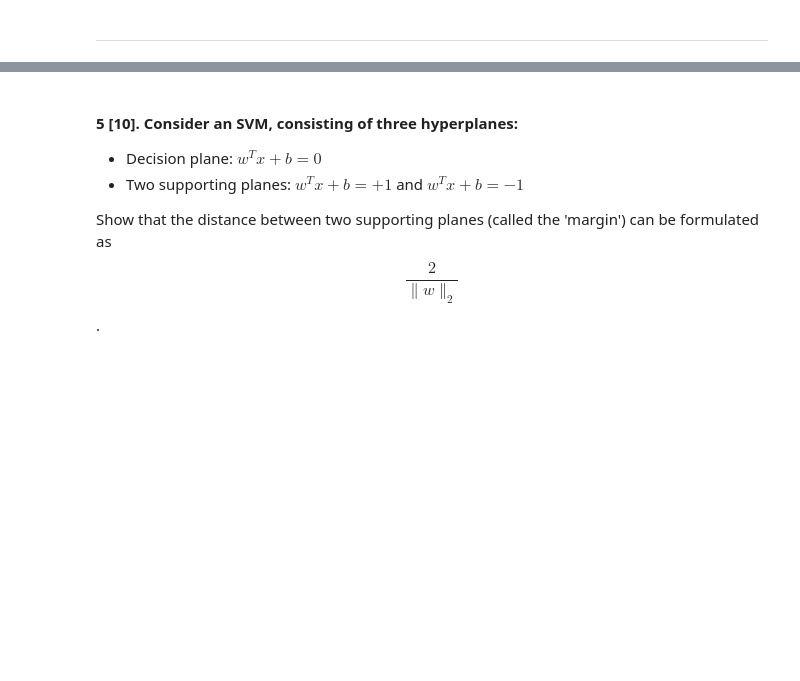
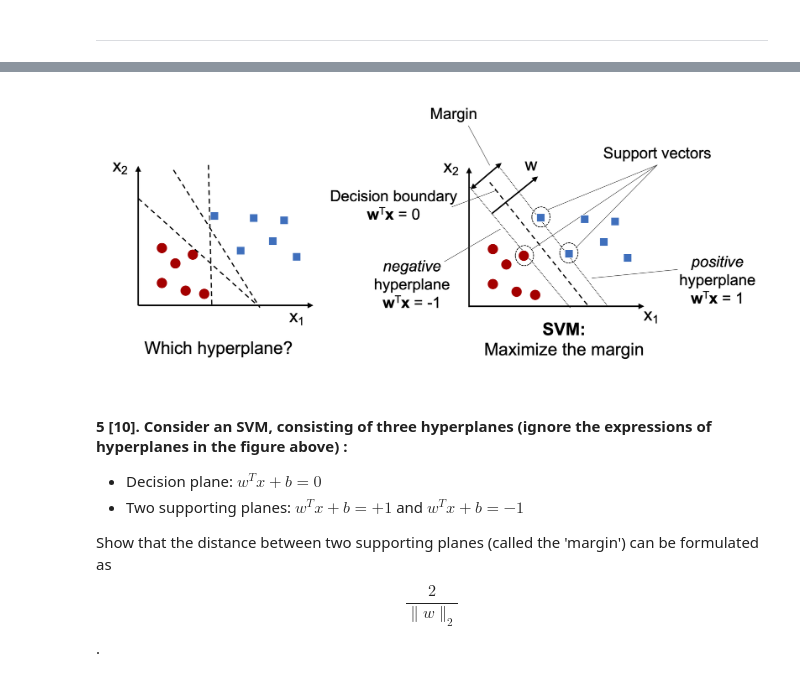
Before and after one commit to sanglee/AI-sec1, a Jupyter notebook: AISecI-hw01.ipynb, the cells around one changed output, grey strips where cells are left out. Drawn from its saved outputs; the diff is of its cells as text; code cells hidden in the pictures; blank space fills up the shorter version.

```diff
--- a/AISecI-hw01.ipynb
+++ b/AISecI-hw01.ipynb
@@ -131,5 +129,12 @@ class LogisticRegressionGD:
+# %%
+from IPython.display import Image
+%matplotlib inline
+
+Image(filename='../ch03/images/03_09.png', width=900)
+# %% [output]
+[figure, added]
 # %% [markdown]
-#### 5 [10]. Consider an SVM, consisting of three hyperplanes:
+#### 5 [10]. Consider an SVM, consisting of three hyperplanes (ignore the expressions of hyperplanes in the figure above) :
 
 - Decision plane: $w^Tx + b = 0$
 - Two supporting planes: $w^Tx+b = +1$ and $w^Tx+b=-1$
```
Also changed, not shown: parts of 1 cell of this notebook.
